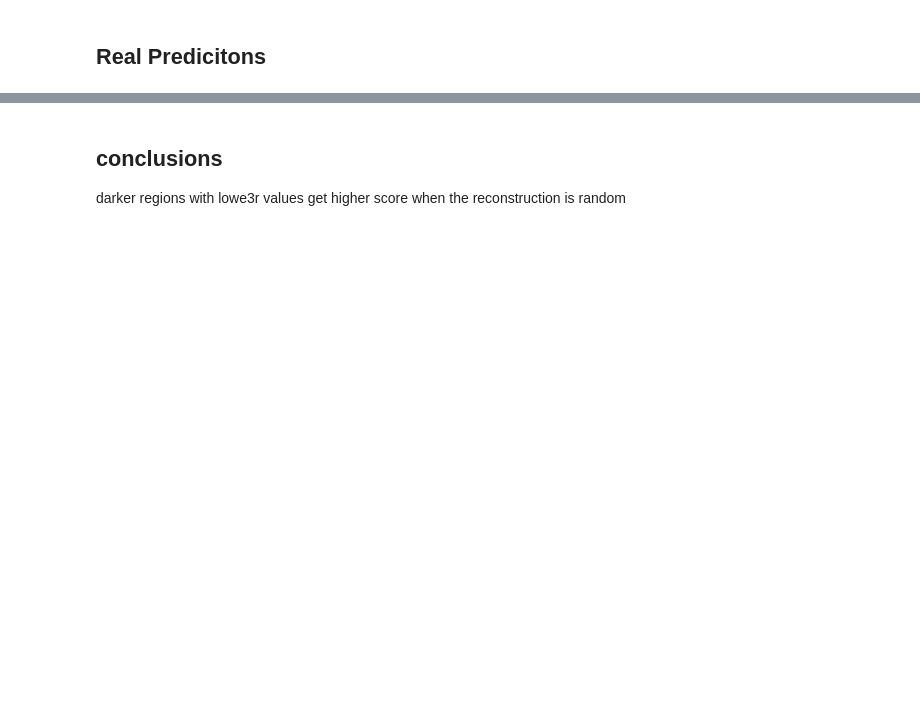
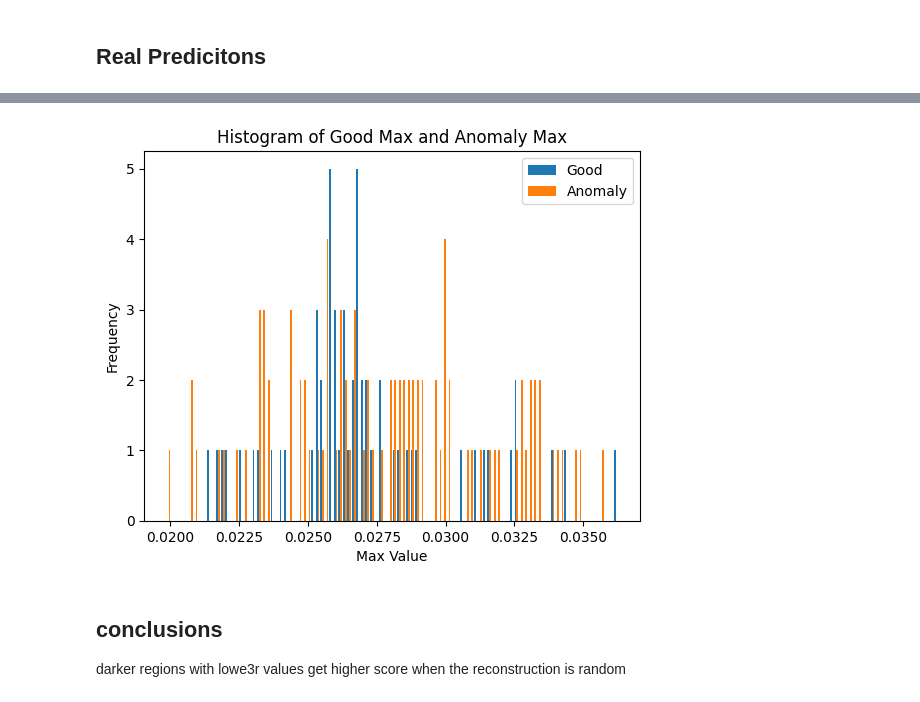
Before and after one commit to buehlpa/inpainting-transformer, a Jupyter notebook: evaluate_cable.ipynb, the cells around one changed output, grey strips where cells are left out. Cells and saved outputs as stored; diff of their text form; code cells hidden in the pictures; blank space fills up the shorter version.

```diff
--- a/evaluate_cable.ipynb
+++ b/evaluate_cable.ipynb
@@ -321,3 +329,14 @@ plt.show()
+# %%
+import matplotlib.pyplot as plt
+
+plt.hist([good_mean, ano_mean], bins=100, label=['Good', 'Anomaly'])
+plt.xlabel('Max Value')
+plt.ylabel('Frequency')
+plt.title('Histogram of Good Max and Anomaly Max')
+plt.legend()
+plt.show()
+# %% [output]
+[figure, added]
 # %% [markdown]
 ## conclusions
 darker regions with lowe3r values get higher score when the reconstruction is random
```
Also changed, not shown: parts of 14 cells of this notebook, 4 other files.
